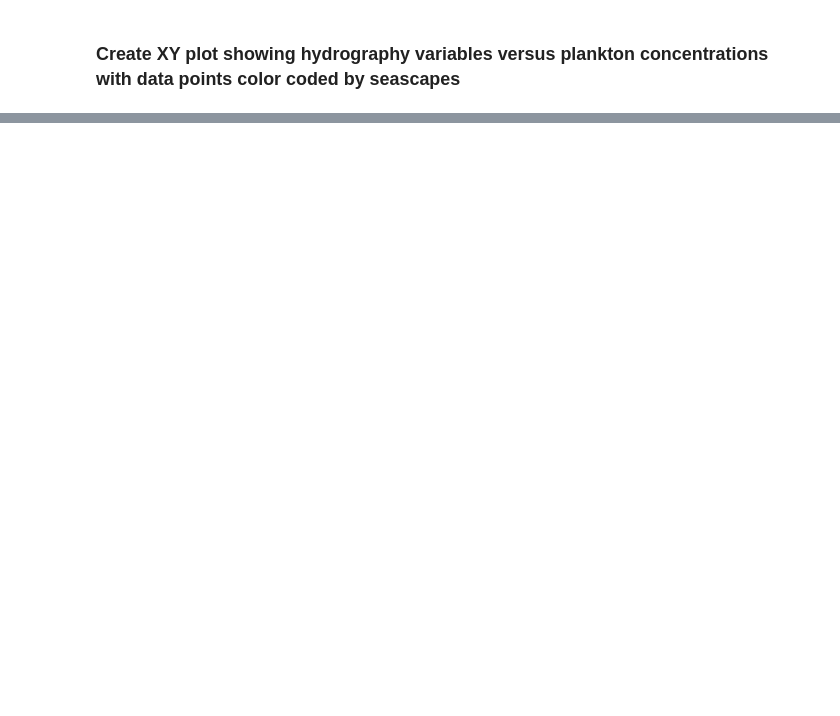
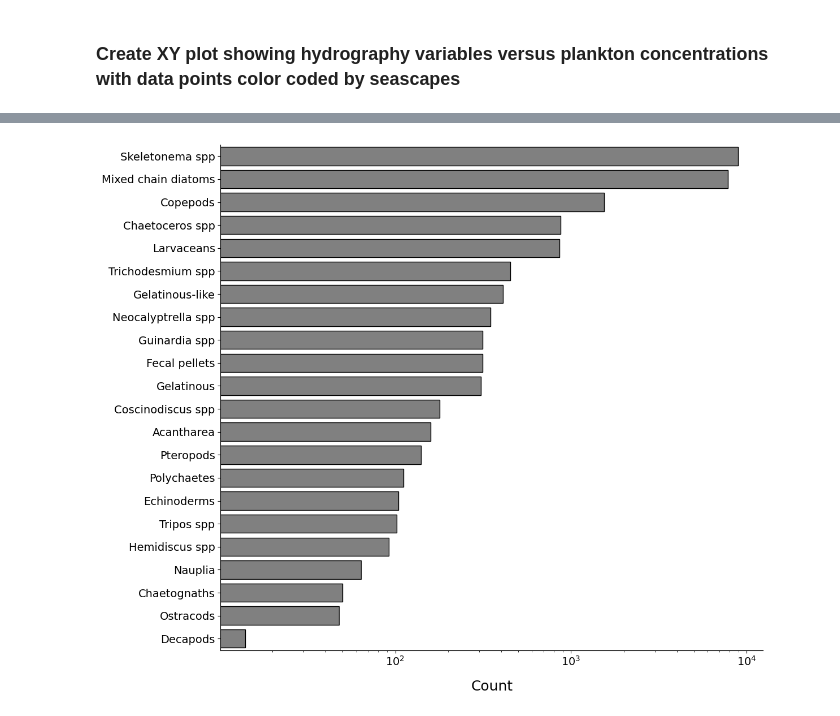
Before and after one commit to eqmh/plankton_imaging, a Jupyter notebook: plankton_abundance.ipynb, the cells around one changed output, grey strips where cells are left out. Cells and saved outputs as stored; diff of their text form; code cells hidden in the pictures; blank space fills up the shorter version.

```diff
--- a/plankton_abundance.ipynb
+++ b/plankton_abundance.ipynb
@@ -1318,0 +1564,83 @@ Std Error: 0.035216
+# %%
+# --- 1. Unique Categories ---
+unique_categories = master_images_df['category'].unique()
+print("Unique Taxonomic Categories:")
+print(unique_categories)
+
+# --- 2. Create New Dataframe with Datetimes ---
+df_count_analysis = master_images_df.copy()
+
+# Extract the timestamp string (first 15 characters) and convert to datetime
+# .str[:15] captures "20221206_112525"
+df_count_analysis['datetime'] = pd.to_datetime(
+    df_count_analysis['filename'].str[:15],
+    format='%Y%m%d_%H%M%S',
+    errors='coerce'
+)
+
+# --- 3. Filter Dataframe (Exclude after 2024-11-30) ---
+# This keeps data up to and including the end of Nov 30, 2024
+# Define categories to exclude (e.g., non-biological artifacts)
+excluded_categories = ['Detritus', 'bubbles', 'TBD1', 'Dinos']
+
+df_count_filtered = df_count_analysis[
+    (df_count_analysis['datetime'] <= '2024-11-30') &
+    (~df_count_analysis['category'].isin(excluded_categories))
+].copy()
+
+# Replace category names
+df_count_filtered['category'] = df_count_filtered['category'].replace({
+    'Chain3': 'Skeletonema spp',
+    'Chain2': 'Mixed chain diatoms',
+    'Chaetoceros': 'Chaetoceros spp',
+    'Tricho': 'Trichodesmium spp',
+    'Jellies_2': 'Gelatinous-like',
+    'Neocalyptrella': 'Neocalyptrella spp',
+    'Guinardia': 'Guinardia spp',
+    'pellets': 'Fecal pellets',
+    'Jellies': 'Gelatinous',
+    'Centric': 'Coscinodiscus spp',
+    'Polychaets': 'Polychaetes',
+    'Ceratium': 'Tripos spp',
+    'Noctiluca': 'Hemidiscus spp',
+})
+
+print(f"\nOriginal rows: {len(df_count_analysis)}")
+print(f"Rows after filtering (<= 2024-11-30): {len(df_count_filtered)}")
+
+# --- 4. Bar Plotting ---
+# Aggregate counts per category
+category_counts = df_count_filtered['category'].value_counts().reset_index()
+category_counts.columns = ['category', 'count']
+
+fig, ax = plt.subplots(figsize=(12, 10))
+
+# Create horizontal bar plot
+sns.barplot(
+    data=category_counts,
+    y='category',
+    x='count',
+    color='grey',
+    edgecolor='black',
+    ax=ax
+)
+
+# Set X-axis to Log Scale with 10^x formatting
+ax.set_xscale('log')
+ax.xaxis.set_major_formatter(LogFormatterMathtext())
+
+# Formatting
+# ax.set_title('Total Count of Image Files per Category (Capped Nov 2024)', fontsize=22, pad=20)
+ax.set_xlabel('Count', fontsize=18, labelpad=15)
+ax.set_ylabel('', fontsize=18, labelpad=15)
+ax.tick_params(axis='both', which='major', labelsize=14)
+
+# Styling
+sns.despine() # Remove top and right spines
+plt.tight_layout()
+
+# Save as SVG
+# plt.savefig("image_category_counts.svg", format='svg', transparent=False, bbox_inches='tight')
+
+plt.show()
+# %% [output]
@@ -1318,0 +1656 @@ Std Error: 0.035216
+[figure, added]
```
Also changed, not shown: parts of 23 cells of this notebook, 1 other file.
